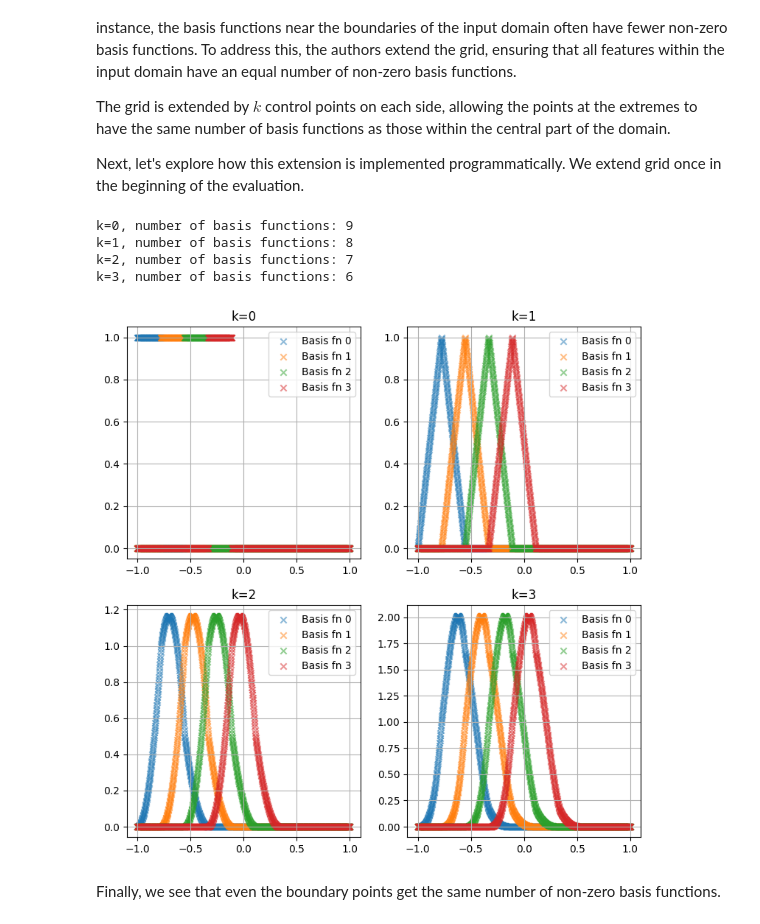
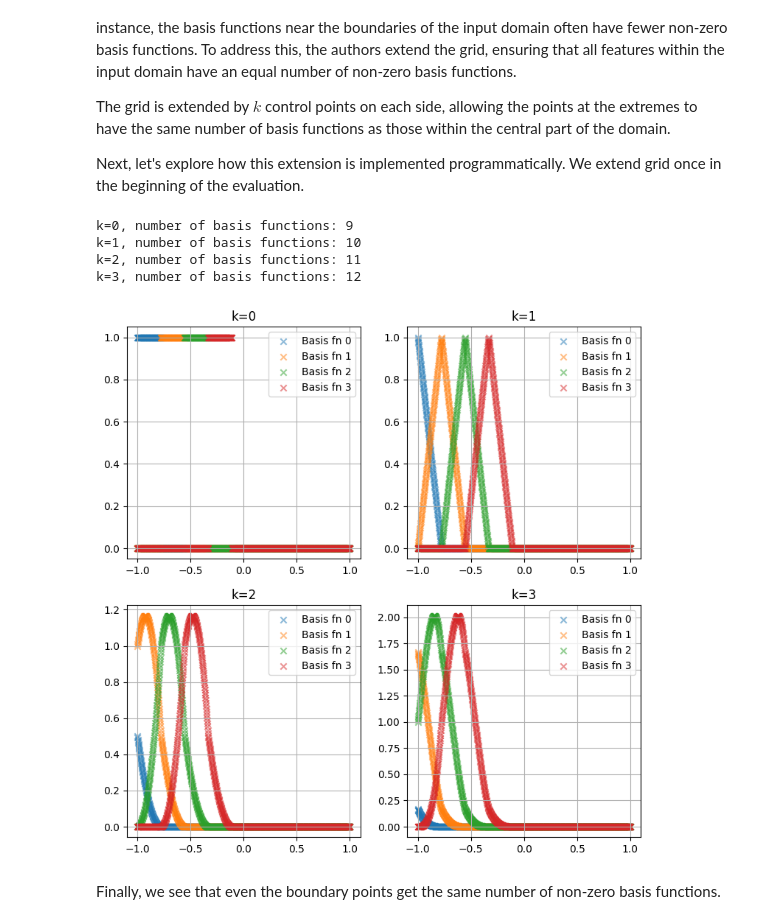
Before and after one commit to HsiuWen/SciML_PPP, a Jupyter notebook: KAN_Bsplines.ipynb, the cells around one changed output. Drawn from its saved outputs; the diff is of its cells as text; code cells hidden in the pictures.

```diff
--- a/KAN_Bsplines.ipynb
+++ b/KAN_Bsplines.ipynb
@@ -193,7 +196,7 @@ def extend_grid(grid, k):
 
     return grid
 # %%
-def eval_basis_functions(x_eval, grid, k, extend_on='true'):
+def eval_basis_functions(x_eval, grid, k):
     """
     Returns the value of basis functions defiend for order-k splines and control points defined in `grid`.
 
@@ -201,20 +204,16 @@ def eval_basis_functions(x_eval, grid, k, extend_on='true'):
         x_eval: number of samples x number of dimensions
         grid: number of splines x number of control points
         k (scalar): order of spline
-        extend_on: turn on extened grid function
 
     Returns:
         bases: number of samples x number of dimensions x number of basis functions
+        grid_: number of splines x number of control points
     """
 
-
-    if extend_on:
-        grid_ = extend_grid(grid, k)
-    else:
-        grid_ = grid
+    grid_ = extend_grid(grid, k)
 
     # Reshape so that each x can be compared to each control point
-    grid_ = grid.unsqueeze(dim=2)
+    grid_ = grid_.unsqueeze(dim=2)
     x_ = x_eval.unsqueeze(dim=1)
 
     for idx in range(k+1):
@@ -226,7 +225,7 @@ def eval_basis_functions(x_eval, grid, k, extend_on='true'):
             bases = bases1 + bases2
 
 
-    return bases.transpose(1, 2) * 1.0, grid_
+    return bases.transpose(1, 2) * 1.0
 # %%
 grid = torch.linspace(-1, 1, steps=10)
 x = torch.linspace(-1, 1, steps=1000) # we take the entire domain to plot the basis function as a function of x
@@ -234,41 +233,41 @@ x = torch.linspace(-1, 1, steps=1000) # we take the entire domain to plot the ba
 # Reshape so that each x can be compared to each control point
 grid_ = grid.unsqueeze(dim=0)
 x_ = x.unsqueeze(dim=1)
 
-value1, grid_ex1 = eval_basis_functions(x_, grid_, k=0)
+value1= eval_basis_functions(x_, grid_, k=0)
 
-value2,grid_ex2 = eval_basis_functions(x_, grid_, k=1)
+value2= eval_basis_functions(x_, grid_, k=1)
 
-value3,grid_ex3 = eval_basis_functions(x_, grid_, k=2)
+value3= eval_basis_functions(x_, grid_, k=2)
 
-value4,grid_ex4 = eval_basis_functions(x_, grid_, k=3)
+value4= eval_basis_functions(x_, grid_, k=3)
 
 print(f"k=0, number of basis functions: {value1.shape[-1]}")
 print(f"k=1, number of basis functions: {value2.shape[-1]}")
 print(f"k=2, number of basis functions: {value3.shape[-1]}")
 print(f"k=3, number of basis functions: {value4.shape[-1]}")
 
 
 fig, axs = plt.subplots(ncols=2, nrows=2, figsize=(9, 9), dpi=100)
 
 n_basis_to_plot = 4
 all_basis = [(value1, 'k=0'), (value2, 'k=1'), (value3, 'k=2'), (value4, 'k=3')]
 for i in range(4):
 
     ax = axs[i // 2, i % 2]
 
     value, label = all_basis[i]
     for idx in range(value.shape[-1])[:n_basis_to_plot]:
         ax.scatter(x, value[:, 0, idx], marker='x', label=f"Basis fn {idx}", alpha=0.5)
     ax.grid()
     ax.set_title(label)
     ax.legend()
 # %% [output]
 k=0, number of basis functions: 9
-k=1, number of basis functions: 8
-k=2, number of basis functions: 7
-k=3, number of basis functions: 6
+k=1, number of basis functions: 10
+k=2, number of basis functions: 11
+k=3, number of basis functions: 12
-[figure, old version]
+[figure, new version]
 # %% [markdown]
 Finally, we see that even the boundary points get the same number of non-zero basis functions.
 # %% [markdown]
```
Also changed, not shown: parts of 10 cells of this notebook.
